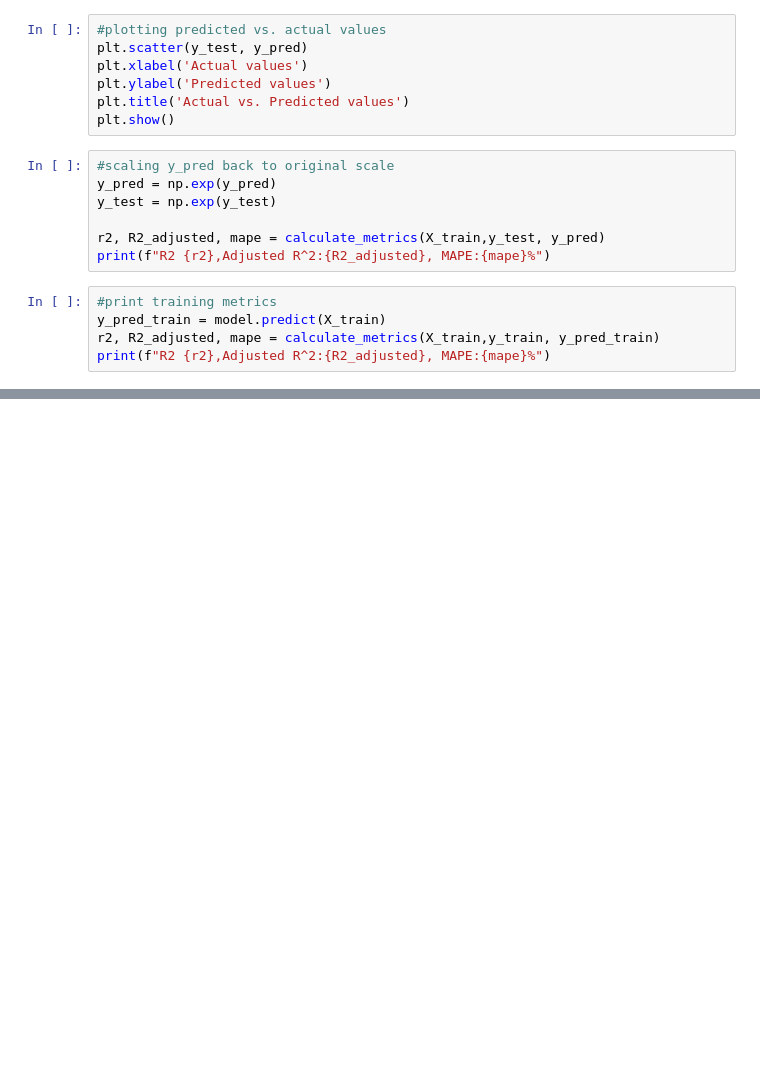
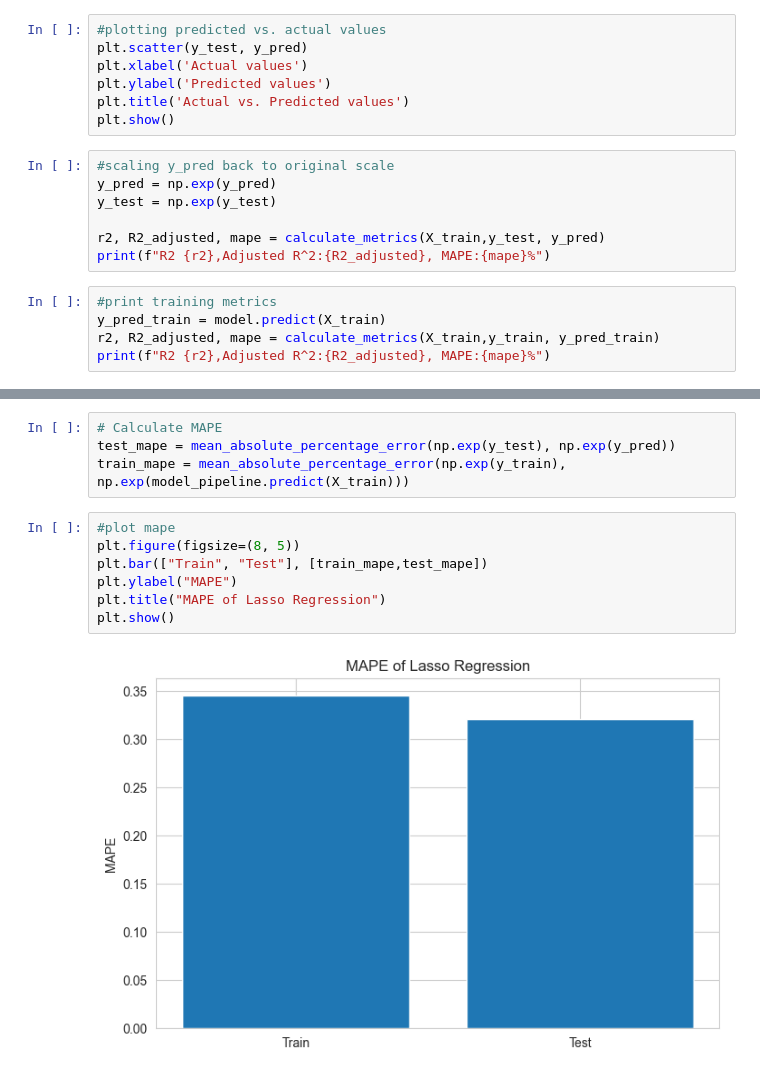
Before and after one commit to staldenhoefler/immo_challenge, a Jupyter notebook: notebooks/Lineare Modelle.ipynb, the cells around one changed output, grey strips where cells are left out. Cells and saved outputs as stored; diff of their text form; blank space fills up the shorter version.

```diff
--- a/notebooks/Lineare Modelle.ipynb
+++ b/notebooks/Lineare Modelle.ipynb
@@ -276,0 +448,13 @@ print(f"R2 {r2},Adjusted R^2:{R2_adjusted}, MAPE:{mape}%")
+# %%
+# Calculate MAPE
+test_mape = mean_absolute_percentage_error(np.exp(y_test), np.exp(y_pred))
+train_mape = mean_absolute_percentage_error(np.exp(y_train), np.exp(model_pipeline.predict(X_train)))
+# %%
+#plot mape
+plt.figure(figsize=(8, 5))
+plt.bar(["Train", "Test"], [train_mape,test_mape])
+plt.ylabel("MAPE")
+plt.title("MAPE of Lasso Regression")
+plt.show()
+# %% [output]
+[figure, added]
```
Also changed, not shown: parts of 22 cells of this notebook, 5 other files.
